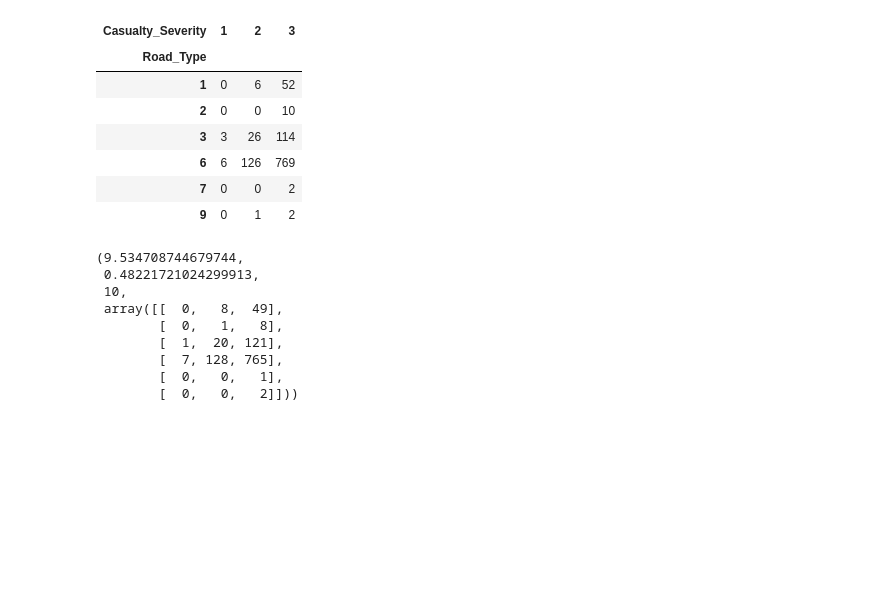
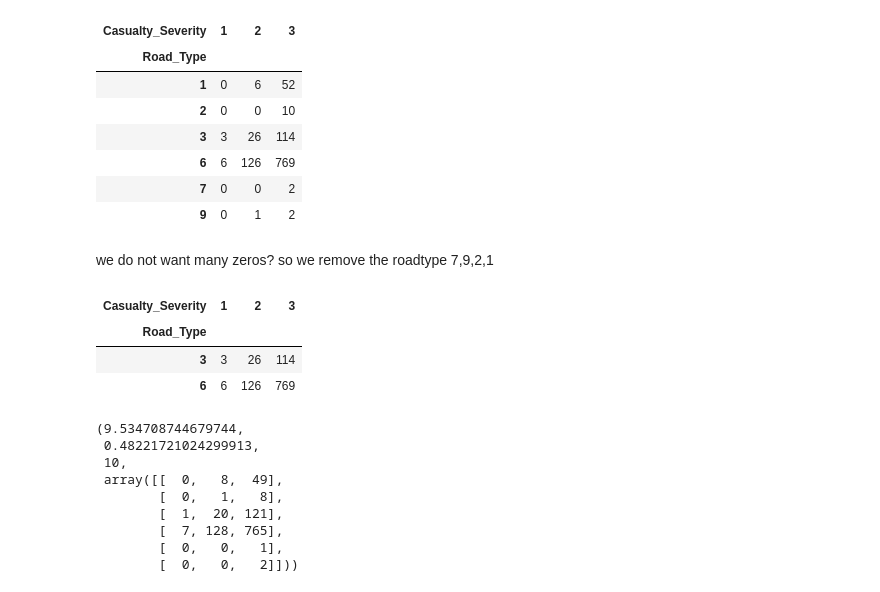
Before and after one commit to mfoman/fyp2021p01lectures, a Jupyter notebook: notebooks/fyp2021p01lectures_draft.ipynb, the cells around one changed output. Saved outputs shown, nothing was run; the diff lists cells and outputs as text; code cells hidden in the pictures; blank space fills up the shorter version.

```diff
--- a/notebooks/fyp2021p01lectures_draft.ipynb
+++ b/notebooks/fyp2021p01lectures_draft.ipynb
@@ -1028,6 +1028,16 @@ observed_pd1
 | 6 | 6 | 126 | 769 |
 | 7 | 0 | 0 | 2 |
 | 9 | 0 | 1 | 2 |
+# %% [markdown]
+we do not want many zeros? so we remove the roadtype 7,9,2,1
+# %%
+observed_pd1 = observed_pd1[2:4]
+observed_pd1
+# %% [output]
+| Casualty_Severity | 1 | 2 | 3 |
+| Road_Type |  |  |  |
+| 3 | 3 | 26 | 114 |
+| 6 | 6 | 126 | 769 |
 # %%
 rowTotals1 = observed1.sum(axis = 1) # R
 N1 = rowTotals1.sum()
```
Also changed, not shown: parts of 1 cell of this notebook.
